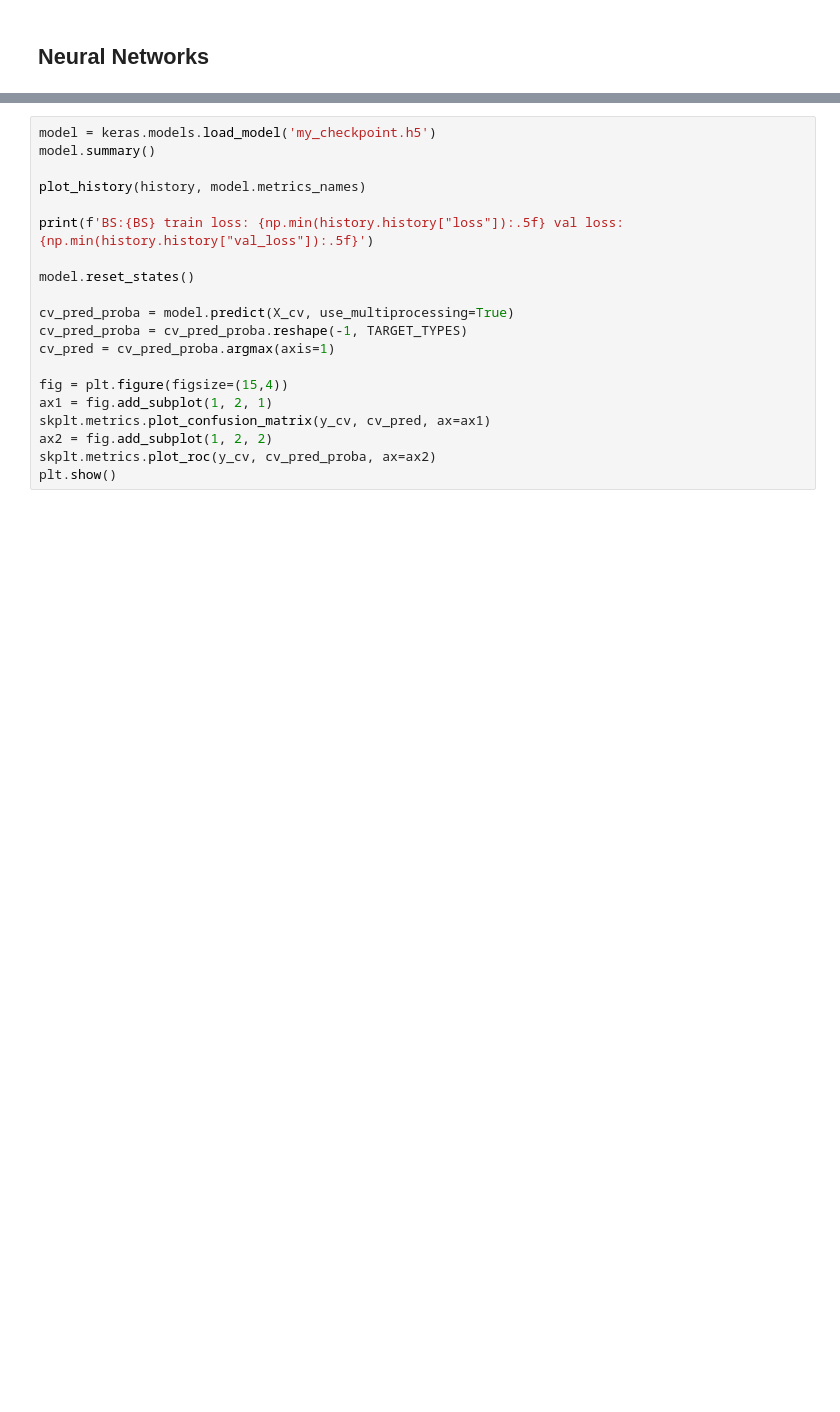
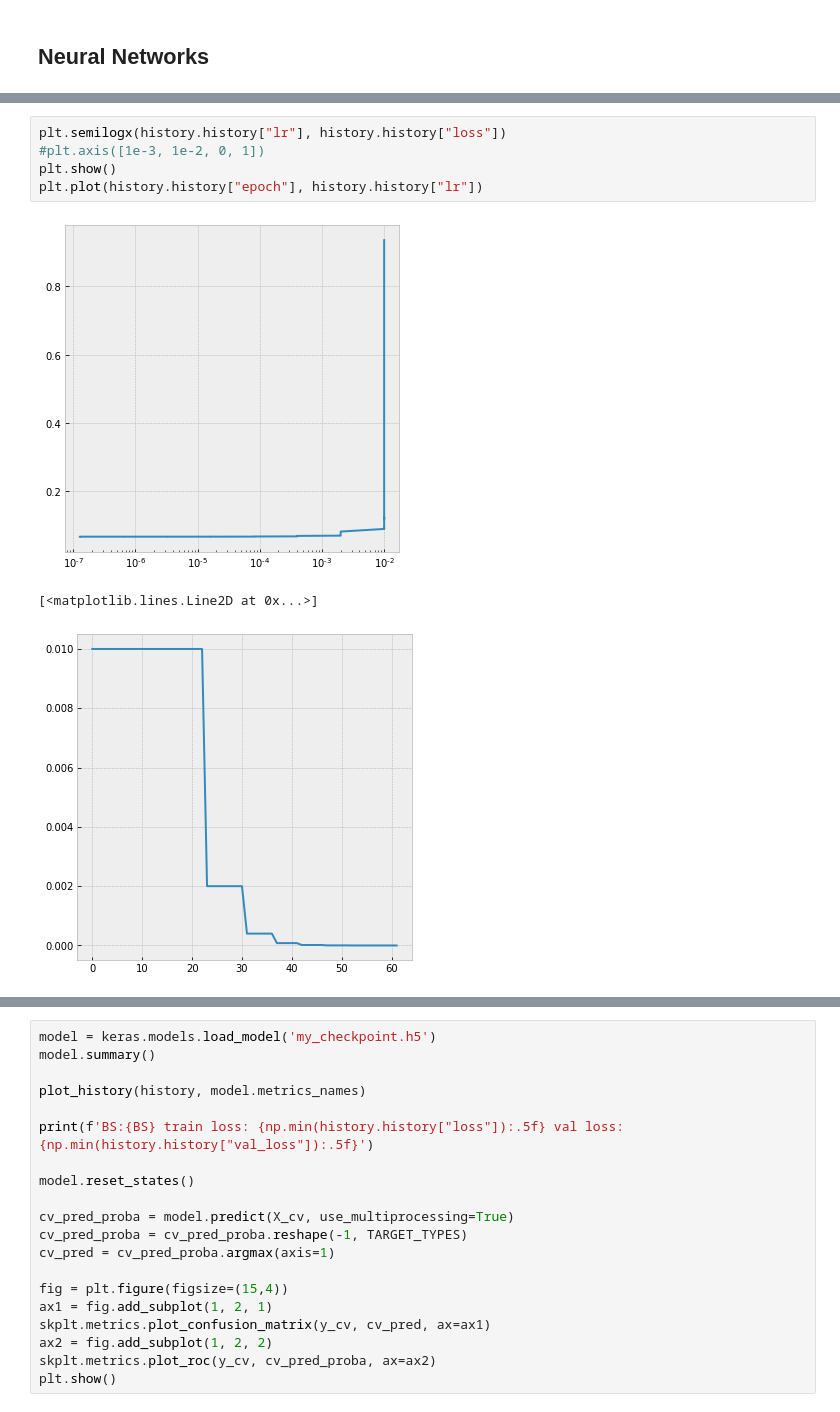
Before and after one commit to ABV-Hub/crowdanalytix, a Jupyter notebook: workinprogress.ipynb, the cells around one changed output, grey strips where cells are left out. Drawn from its saved outputs; the diff is of its cells as text; blank space fills up the shorter version.

```diff
--- a/workinprogress.ipynb
+++ b/workinprogress.ipynb
@@ -213 +215,10 @@ model.summary()
+# %%
+plt.semilogx(history.history["lr"], history.history["loss"])
+#plt.axis([1e-3, 1e-2, 0, 1])
+plt.show()
+plt.plot(history.history["epoch"], history.history["lr"])
+# %% [output]
+[figure, added]
+[<matplotlib.lines.Line2D at 0x...>]
+[figure, added]
 # %%
```
Also changed, not shown: parts of 4 cells of this notebook.
